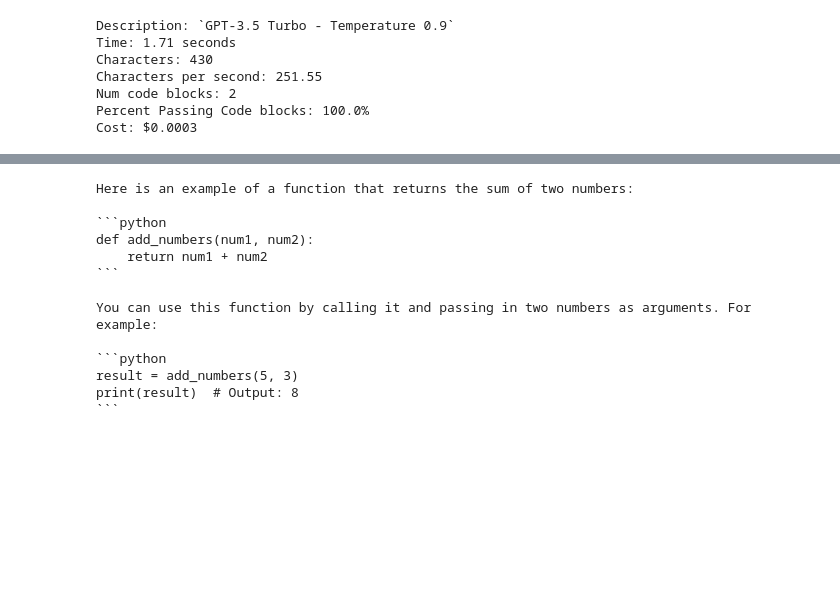
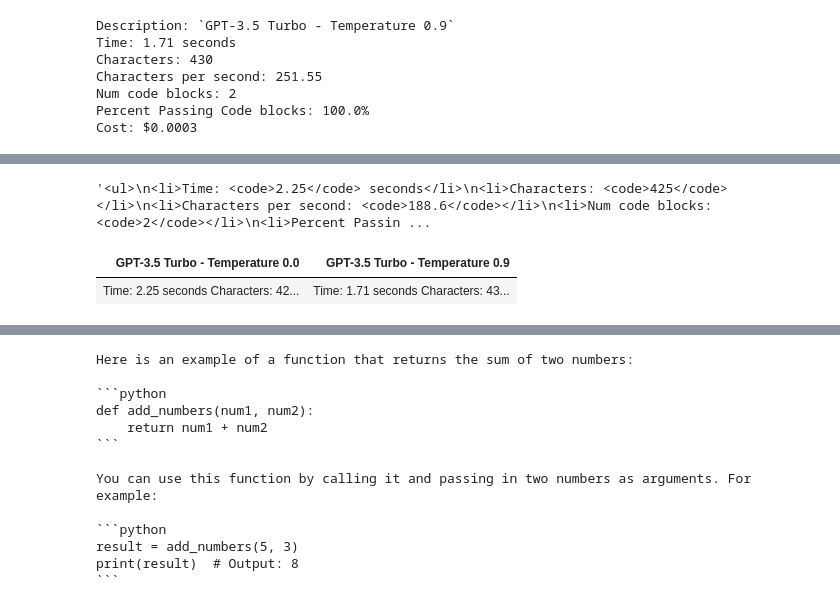
Before and after one commit to shane-kercheval/llm-workflow, a Jupyter notebook: examples/compare.ipynb, the cells around one changed output, grey strips where cells are left out. Saved outputs shown, nothing was run; the diff lists cells and outputs as text; code cells hidden in the pictures; blank space fills up the shorter version.

```diff
--- a/examples/compare.ipynb
+++ b/examples/compare.ipynb
@@ -262,0 +299,19 @@ Cost: $0.0003
+# %%
+def trial_to_html(trial: Trial) -> str:
+    results = "<ul>\n"
+    results += f"<li>Time: <code>{trial.duration_seconds:.2f}</code> seconds</li>\n"
+    results += f"<li>Characters: <code>{trial.num_characters:,}</code></li>\n"
+    results += f"<li>Characters per second: <code>{trial.characters_per_second:.1f}</code></li>\n"
+    results += f"<li>Num code blocks: <code>{trial.num_code_blocks}</code></li>\n"
+    percent_successful_code_blocks = (
+        trial.num_successful_code_blocks / trial.num_code_blocks
+    )
+    results += f"<li>Percent Passing Code blocks: <code>{percent_successful_code_blocks:.1%}</code></li>\n"
+    if trial.cost:
+        results += f"<li>Cost: <code>${trial.cost:.5f}</code></li>\n"
+    results += "</ul>\n"
+    return results
+
+trial_to_html(trial=comparison.trials[0][0])
+# %% [output]
+'<ul>\n<li>Time: <code>2.25</code> seconds</li>\n<li>Characters: <code>425</code></li>\n<li>Characters per second: <code>188.6</code></li>\n<li>Num code blocks: <code>2</code></li>\n<li>Percent Passin ...
@@ -262,0 +396,8 @@ Cost: $0.0003
+# %%
+comparison_html = markdown_to_html(comparison.trials)
+with open("/code/examples/comparison_example.html", "w") as file:
+    file.write(comparison_html)
+display(HTML(comparison_html))
+# %% [output]
+| GPT-3.5 Turbo - Temperature 0.0 | GPT-3.5 Turbo - Temperature 0.9 |
+| Time: 2.25 seconds Characters: 42... | Time: 1.71 seconds Characters: 43... |
```
Also changed, not shown: parts of 4 cells of this notebook.
